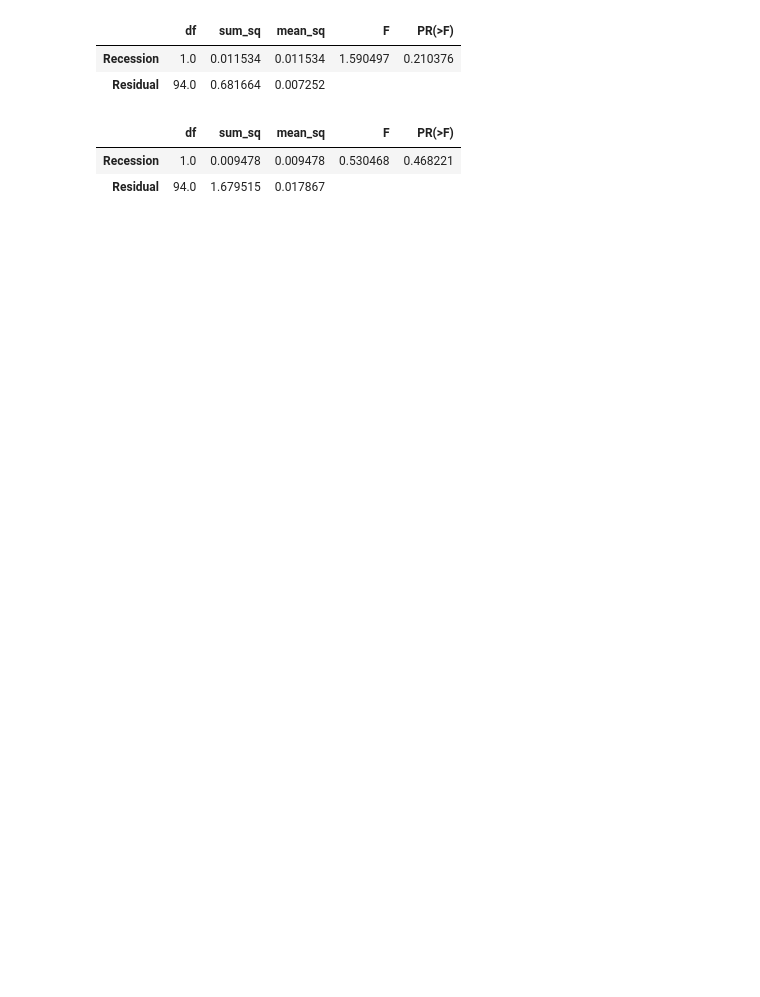
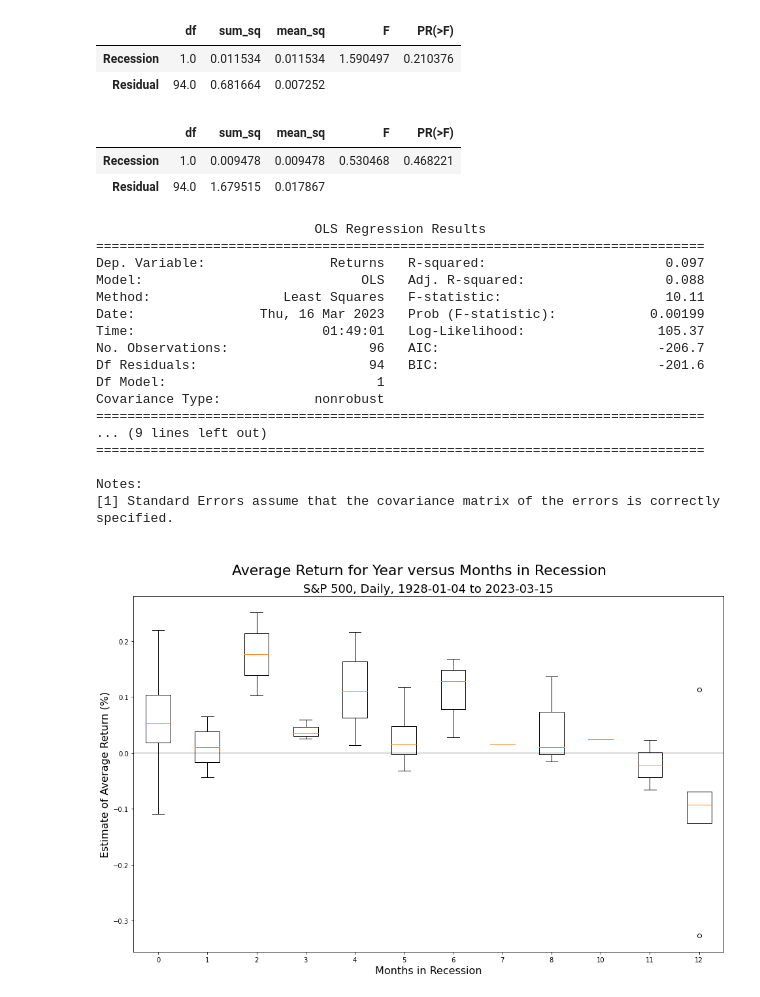
Before and after one commit to Farmhouse121/Adventures-in-Financial-Data-Science, a Jupyter notebook: Book/Section 2.3 The U.S. Stock Market Through Time/Section 2.3.3 Recessions.ipynb, the cells around one changed output. Cells and saved outputs as stored; diff of their text form; code cells hidden in the pictures; blank space fills up the shorter version.

Commit message:
Added box plots.

```diff
--- a/Book/Section 2.3 The U.S. Stock Market Through Time/Section 2.3.3 Recessions.ipynb
+++ b/Book/Section 2.3 The U.S. Stock Market Through Time/Section 2.3.3 Recessions.ipynb
@@ -211,3 +214,37 @@ anova_lm(lm).fillna("")
 |  | df | sum_sq | mean_sq | F | PR(>F) |
 | Recession | 1.0 | 0.009478 | 0.009478 | 0.530468 | 0.468221 |
 | Residual | 94.0 | 1.679515 | 0.017867 |  |  |
+# %%
+# bonus, regress mean daily return onto mean recession value
+design=results[[('mu','value'),('Recession','mean')]]
+design.columns=['Returns','Recession']
+lm=ols('Returns ~ Recession',design).fit()
+print(lm.summary())
+
+figure,plot=pl.subplots(figsize=(10*GoldenRatio,10))
+figure.suptitle("\nAverage Return for Year versus Months in Recession",fontsize=22)
+plot.set_title("S&P 500, Daily, %s to %s" % (min(SPX.index),max(SPX.index)),fontsize=18)
+grouped=design.groupby("Recession")
+plot.boxplot([grouped.get_group(x)["Returns"] for x in grouped.groups],labels=[str(int(12*k)) for k in grouped.groups])
+plot.axhline(color='black',alpha=0.2)
+plot.set_xlabel("Months in Recession",fontsize=16);
+plot.set_ylabel("Estimate of Average Return (%)",fontsize=16);
+# %% [output]
+                            OLS Regression Results
+==============================================================================
+Dep. Variable:                Returns   R-squared:                       0.097
+Model:                            OLS   Adj. R-squared:                  0.088
+Method:                 Least Squares   F-statistic:                     10.11
+Date:                Thu, 16 Mar 2023   Prob (F-statistic):            0.00199
+Time:                        01:49:01   Log-Likelihood:                 105.37
+No. Observations:                  96   AIC:                            -206.7
+Df Residuals:                      94   BIC:                            -201.6
+Df Model:                           1
+Covariance Type:            nonrobust
+==============================================================================
+... (9 lines left out)
+==============================================================================
+
+Notes:
+[1] Standard Errors assume that the covariance matrix of the errors is correctly specified.
+[figure, added]
```
Also changed, not shown: parts of 2 cells of this notebook.
